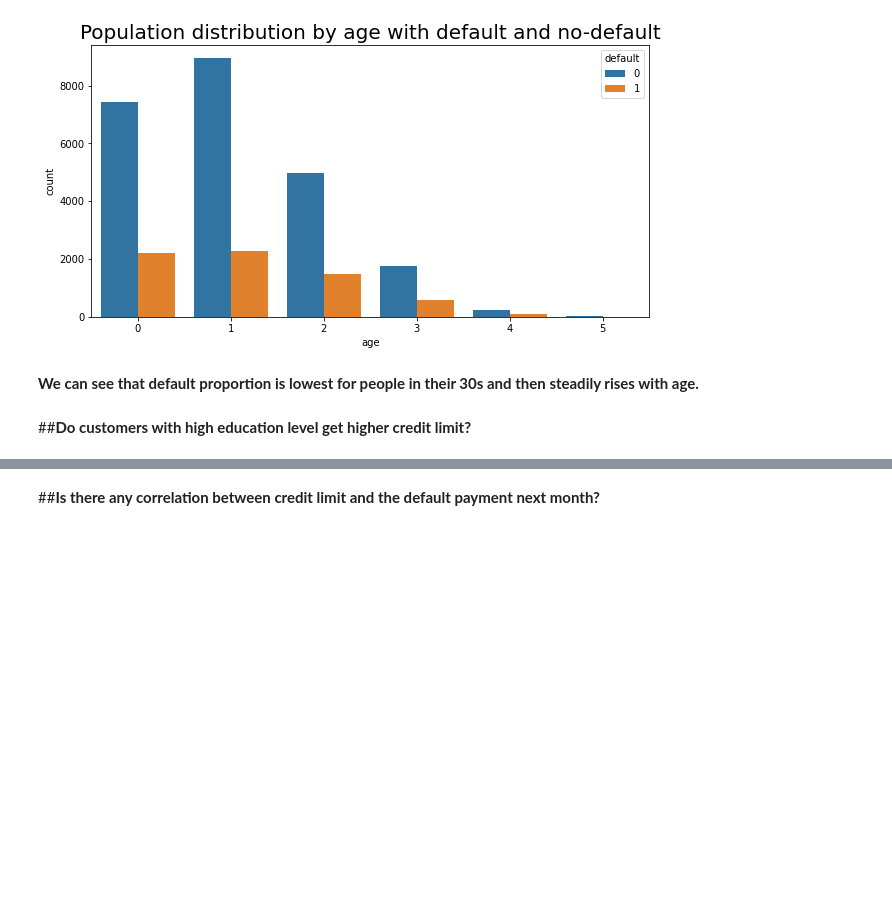
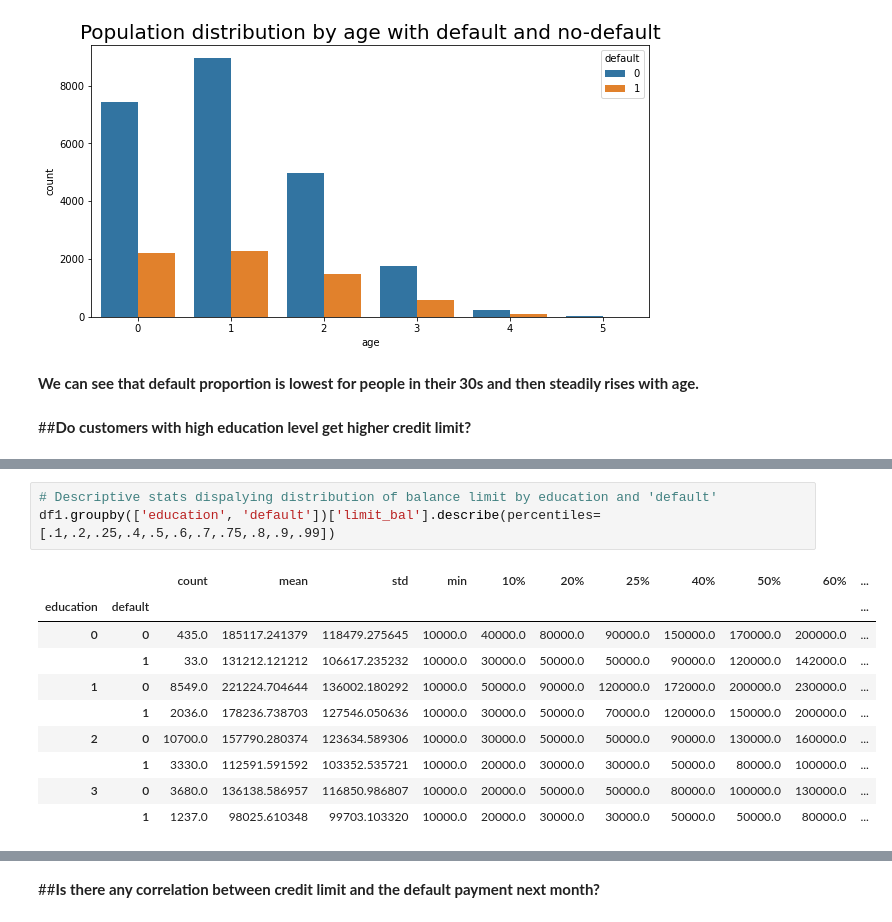
Before and after one commit to iamNirmeshGupta/Credit-Card-Default-Prediction, a Jupyter notebook: Credit_Card_Default_Prediction_Nirmesh_Gupta_Individual_Notebook.ipynb, the cells around one changed output, grey strips where cells are left out. Saved outputs shown, nothing was run; the diff lists cells and outputs as text; blank space fills up the shorter version.

```diff
--- a/Credit_Card_Default_Prediction_Nirmesh_Gupta_Individual_Notebook.ipynb
+++ b/Credit_Card_Default_Prediction_Nirmesh_Gupta_Individual_Notebook.ipynb
@@ -553,0 +561,14 @@ plt.show()
+# %%
+# Descriptive stats dispalying distribution of balance limit by education and 'default'
+df1.groupby(['education', 'default'])['limit_bal'].describe(percentiles=[.1,.2,.25,.4,.5,.6,.7,.75,.8,.9,.99])
+# %% [output]
+|  |  | count | mean | std | min | 10% | 20% | 25% | 40% | 50% | 60% | ... |
+| education | default |  |  |  |  |  |  |  |  |  |  | ... |
+| 0 | 0 | 435.0 | 185117.241379 | 118479.275645 | 10000.0 | 40000.0 | 80000.0 | 90000.0 | 150000.0 | 170000.0 | 200000.0 | ... |
+|  | 1 | 33.0 | 131212.121212 | 106617.235232 | 10000.0 | 30000.0 | 50000.0 | 50000.0 | 90000.0 | 120000.0 | 142000.0 | ... |
+| 1 | 0 | 8549.0 | 221224.704644 | 136002.180292 | 10000.0 | 50000.0 | 90000.0 | 120000.0 | 172000.0 | 200000.0 | 230000.0 | ... |
+|  | 1 | 2036.0 | 178236.738703 | 127546.050636 | 10000.0 | 30000.0 | 50000.0 | 70000.0 | 120000.0 | 150000.0 | 200000.0 | ... |
+| 2 | 0 | 10700.0 | 157790.280374 | 123634.589306 | 10000.0 | 30000.0 | 50000.0 | 50000.0 | 90000.0 | 130000.0 | 160000.0 | ... |
+|  | 1 | 3330.0 | 112591.591592 | 103352.535721 | 10000.0 | 20000.0 | 30000.0 | 30000.0 | 50000.0 | 80000.0 | 100000.0 | ... |
+| 3 | 0 | 3680.0 | 136138.586957 | 116850.986807 | 10000.0 | 20000.0 | 50000.0 | 50000.0 | 80000.0 | 100000.0 | 130000.0 | ... |
+|  | 1 | 1237.0 | 98025.610348 | 99703.103320 | 10000.0 | 20000.0 | 30000.0 | 30000.0 | 50000.0 | 50000.0 | 80000.0 | ... |
```
Also changed, not shown: parts of 8 cells of this notebook.
